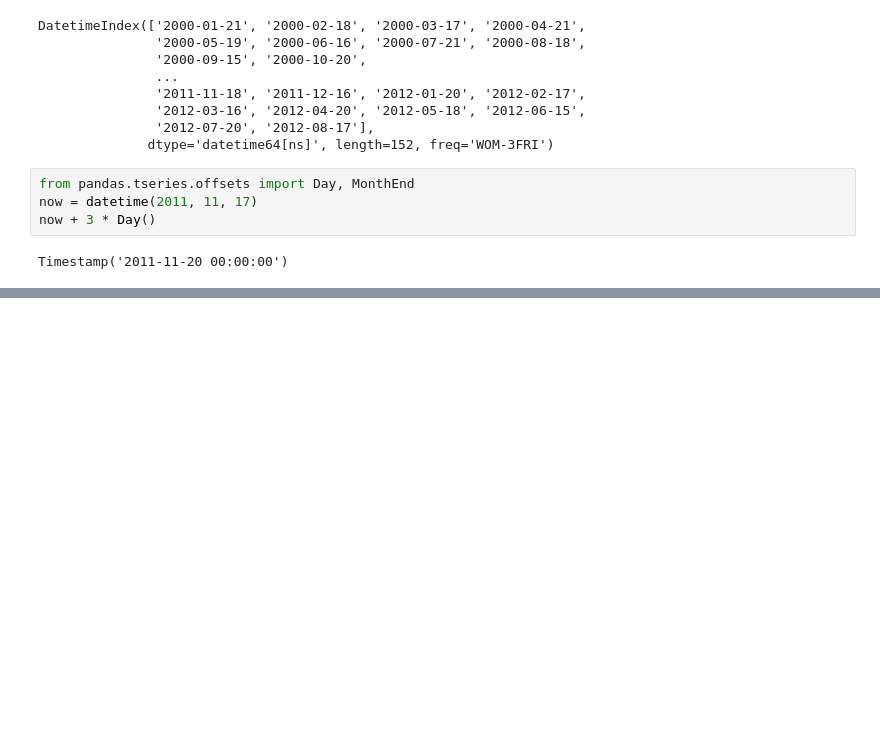
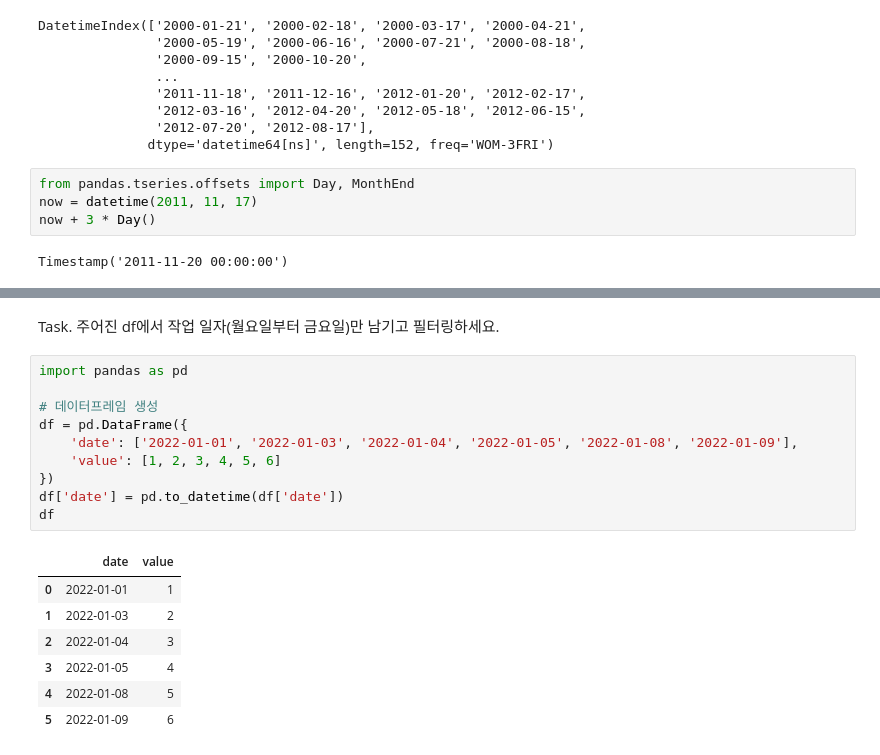
Before and after one commit to bnv20/kdt_2024, a Jupyter notebook: m3_분석라이브러리/pandas/pandas_4_날짜.ipynb, the cells around one changed output, grey strips where cells are left out. Cells and saved outputs as stored; diff of their text form; blank space fills up the shorter version.

```diff
--- a/m3_분석라이브러리/pandas/pandas_4_날짜.ipynb
+++ b/m3_분석라이브러리/pandas/pandas_4_날짜.ipynb
@@ -987,0 +870,20 @@ df.head()
+# %% [markdown]
+Task. 주어진 df에서 작업 일자(월요일부터 금요일)만 남기고 필터링하세요.
+# %%
+import pandas as pd
+
+# 데이터프레임 생성
+df = pd.DataFrame({
+    'date': ['2022-01-01', '2022-01-03', '2022-01-04', '2022-01-05', '2022-01-08', '2022-01-09'],
+    'value': [1, 2, 3, 4, 5, 6]
+})
+df['date'] = pd.to_datetime(df['date'])
+df
+# %% [output]
+|  | date | value |
+| 0 | 2022-01-01 | 1 |
+| 1 | 2022-01-03 | 2 |
+| 2 | 2022-01-04 | 3 |
+| 3 | 2022-01-05 | 4 |
+| 4 | 2022-01-08 | 5 |
+| 5 | 2022-01-09 | 6 |
```
Also changed, not shown: parts of 92 cells of this notebook.
